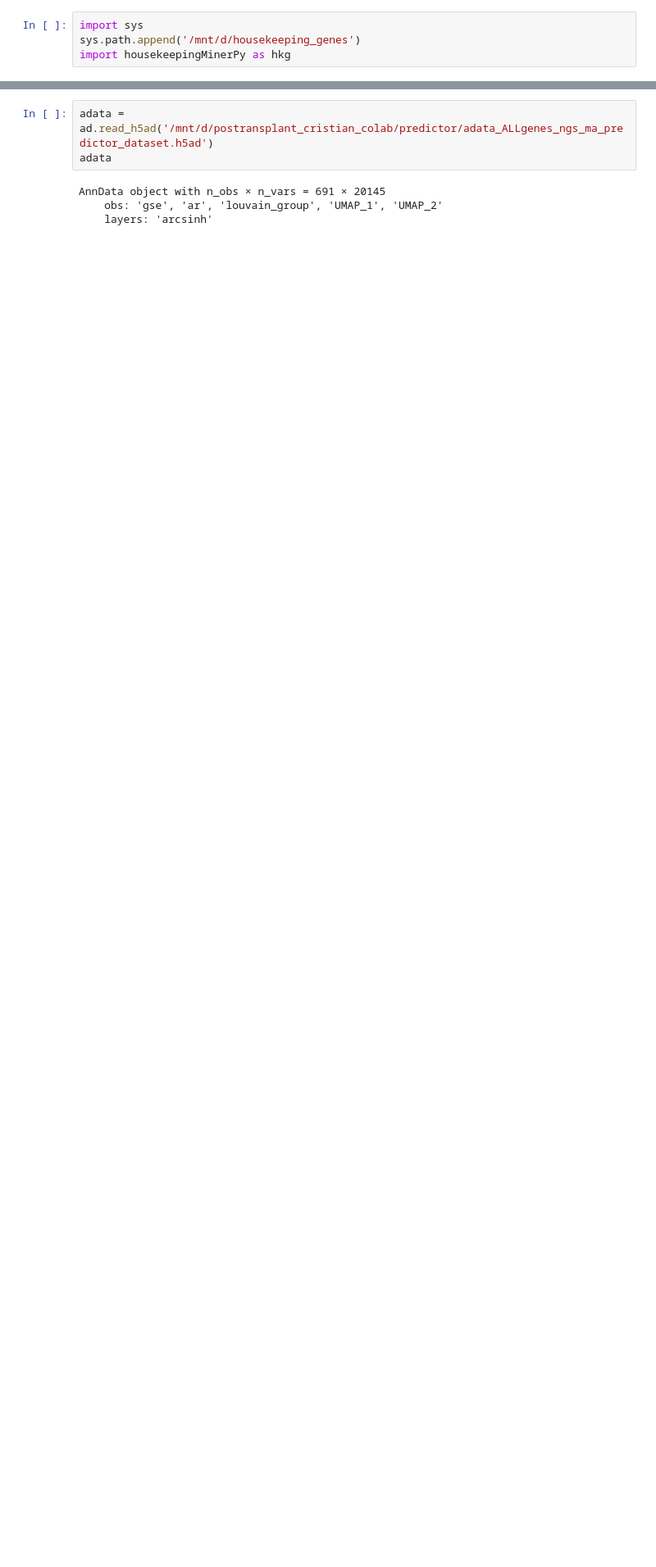
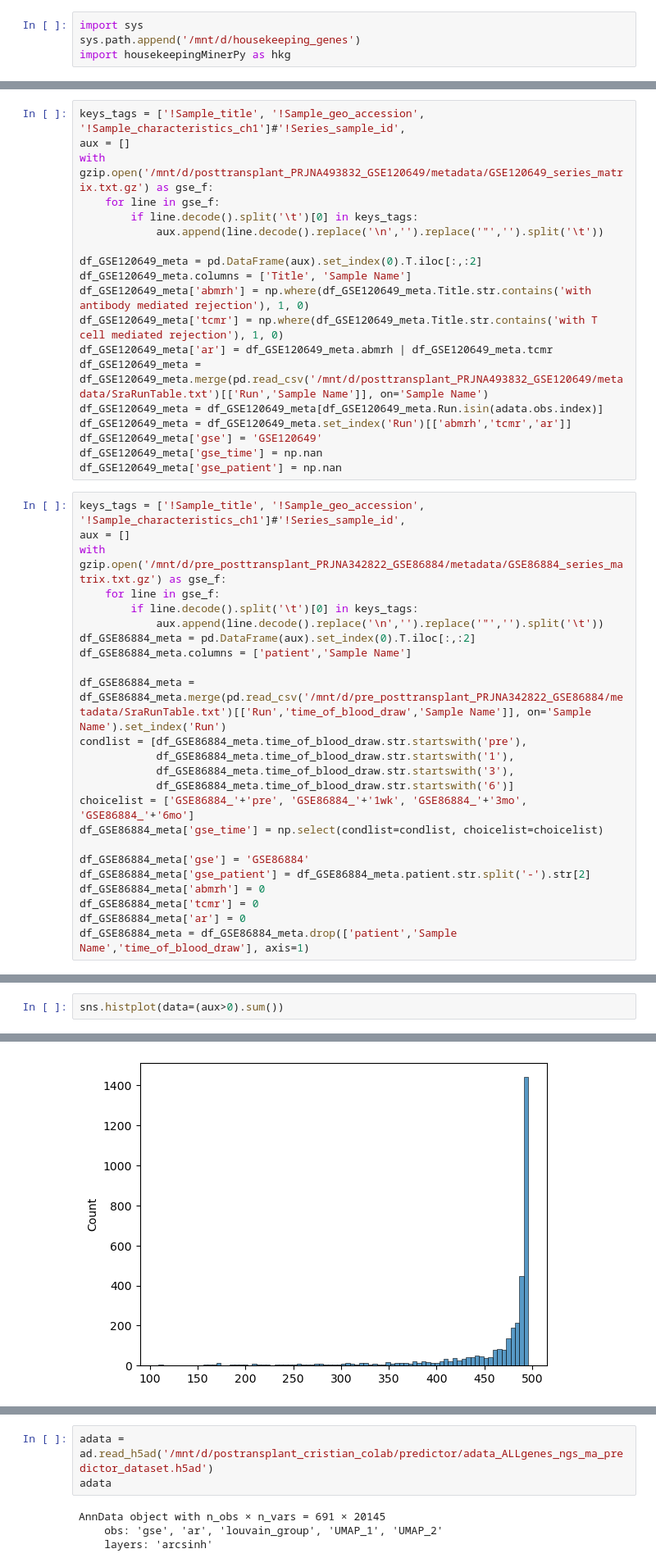
Before and after one commit to guilhermetabordaribas/housekeepingMinerPy, a Jupyter notebook: testing_pkg_hkgMiner.ipynb, the cells around one changed output, grey strips where cells are left out. Shown at 82% size. Cells and saved outputs as stored; diff of their text form; blank space fills up the shorter version.

```diff
--- a/testing_pkg_hkgMiner.ipynb
+++ b/testing_pkg_hkgMiner.ipynb
@@ -11,0 +115,43 @@ import housekeepingMinerPy as hkg
+# %%
+keys_tags = ['!Sample_title', '!Sample_geo_accession', '!Sample_characteristics_ch1']#'!Series_sample_id',
+aux = []
+with gzip.open('/mnt/d/posttransplant_PRJNA493832_GSE120649/metadata/GSE120649_series_matrix.txt.gz') as gse_f:
+    for line in gse_f:
+        if line.decode().split('\t')[0] in keys_tags:
+            aux.append(line.decode().replace('\n','').replace('"','').split('\t'))
+
+df_GSE120649_meta = pd.DataFrame(aux).set_index(0).T.iloc[:,:2]
+df_GSE120649_meta.columns = ['Title', 'Sample Name']
+df_GSE120649_meta['abmrh'] = np.where(df_GSE120649_meta.Title.str.contains('with antibody mediated rejection'), 1, 0)
+df_GSE120649_meta['tcmr'] = np.where(df_GSE120649_meta.Title.str.contains('with T cell mediated rejection'), 1, 0)
+df_GSE120649_meta['ar'] = df_GSE120649_meta.abmrh | df_GSE120649_meta.tcmr
+df_GSE120649_meta = df_GSE120649_meta.merge(pd.read_csv('/mnt/d/posttransplant_PRJNA493832_GSE120649/metadata/SraRunTable.txt')[['Run','Sample Name']], on='Sample Name')
+df_GSE120649_meta = df_GSE120649_meta[df_GSE120649_meta.Run.isin(adata.obs.index)]
+df_GSE120649_meta = df_GSE120649_meta.set_index('Run')[['abmrh','tcmr','ar']]
+df_GSE120649_meta['gse'] = 'GSE120649'
+df_GSE120649_meta['gse_time'] = np.nan
+df_GSE120649_meta['gse_patient'] = np.nan
+# %%
+keys_tags = ['!Sample_title', '!Sample_geo_accession', '!Sample_characteristics_ch1']#'!Series_sample_id',
+aux = []
+with gzip.open('/mnt/d/pre_posttransplant_PRJNA342822_GSE86884/metadata/GSE86884_series_matrix.txt.gz') as gse_f:
+    for line in gse_f:
+        if line.decode().split('\t')[0] in keys_tags:
+            aux.append(line.decode().replace('\n','').replace('"','').split('\t'))
+df_GSE86884_meta = pd.DataFrame(aux).set_index(0).T.iloc[:,:2]
+df_GSE86884_meta.columns = ['patient','Sample Name']
+
+df_GSE86884_meta = df_GSE86884_meta.merge(pd.read_csv('/mnt/d/pre_posttransplant_PRJNA342822_GSE86884/metadata/SraRunTable.txt')[['Run','time_of_blood_draw','Sample Name']], on='Sample Name').set_index('Run')
+condlist = [df_GSE86884_meta.time_of_blood_draw.str.startswith('pre'),
+            df_GSE86884_meta.time_of_blood_draw.str.startswith('1'),
+            df_GSE86884_meta.time_of_blood_draw.str.startswith('3'),
+            df_GSE86884_meta.time_of_blood_draw.str.startswith('6')]
+choicelist = ['GSE86884_'+'pre', 'GSE86884_'+'1wk', 'GSE86884_'+'3mo', 'GSE86884_'+'6mo']
+df_GSE86884_meta['gse_time'] = np.select(condlist=condlist, choicelist=choicelist)
+
+df_GSE86884_meta['gse'] = 'GSE86884'
+df_GSE86884_meta['gse_patient'] = df_GSE86884_meta.patient.str.split('-').str[2]
+df_GSE86884_meta['abmrh'] = 0
+df_GSE86884_meta['tcmr'] = 0
+df_GSE86884_meta['ar'] = 0
+df_GSE86884_meta = df_GSE86884_meta.drop(['patient','Sample Name','time_of_blood_draw'], axis=1)
@@ -11,0 +276,3 @@ import housekeepingMinerPy as hkg
+# %%
+sns.histplot(data=(aux>0).sum())
+# %% [output]
@@ -11,0 +280 @@ import housekeepingMinerPy as hkg
+[figure, added]
```
Also changed, not shown: parts of 72 cells of this notebook, 3 other files.
